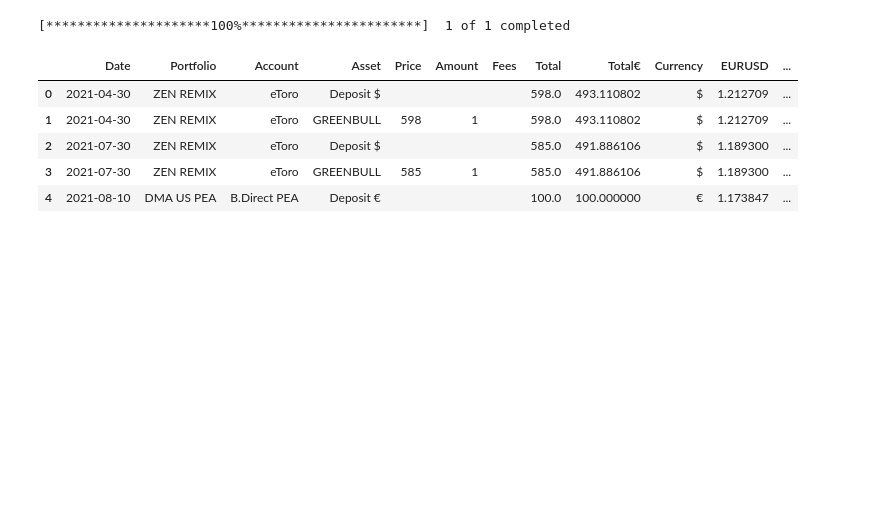
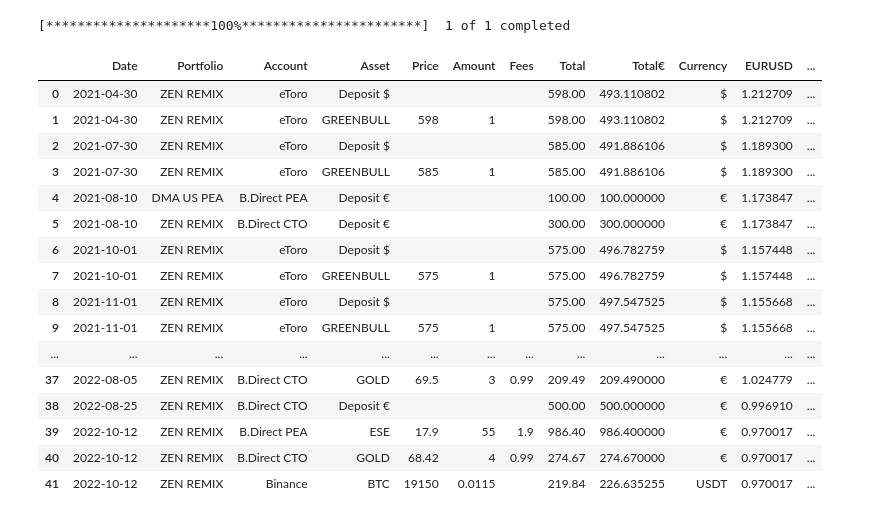
Before and after one commit to vixen-cordier/dashboards, a Jupyter notebook: book.ipynb, the cells around one changed output. Cells and saved outputs as stored; diff of their text form; code cells hidden in the pictures; blank space fills up the shorter version.

```diff
--- a/book.ipynb
+++ b/book.ipynb
@@ -7,24 +5,34 @@ SPREADSHEET = 'portfolio'
 gc = gs.service_account_from_dict(st.secrets['gcp_service_account'])
 ss_portfolio = gc.open_by_key(st.secrets['portfolio'].spreadsheet_key).worksheet(st.secrets['portfolio'].worksheet_name)
-# %%
-import yfinance as yf
-import pandas as pd
-
-eurusd: pd.DataFrame = yf.download('EURUSD=X', start='2021-01-01')[['Close']].reset_index()
-# %% [output]
-[*********************100%***********************]  1 of 1 completed
-# %%
-df_portfolio = pd.DataFrame(ss_portfolio.get_all_records())
-df_portfolio['EURUSD'] = df_portfolio.apply(lambda row: eurusd.query("Date == @row['Date']")['Close'].values[0], axis=1)
-df_portfolio['Total€'] = df_portfolio.apply(lambda row: row['Total'] / (1 if row['Currency'] == "€" else row['EURUSD']), axis=1)
-df_portfolio.head()
-# %% [output]
-|  | Date | Portfolio | Account | Asset | Price | Amount | Fees | Total | Total€ | Currency | EURUSD | ... |
-| 0 | 2021-04-30 | ZEN REMIX | eToro | Deposit $ |  |  |  | 598.0 | 493.110802 | $ | 1.212709 | ... |
-| 1 | 2021-04-30 | ZEN REMIX | eToro | GREENBULL | 598 | 1 |  | 598.0 | 493.110802 | $ | 1.212709 | ... |
-| 2 | 2021-07-30 | ZEN REMIX | eToro | Deposit $ |  |  |  | 585.0 | 491.886106 | $ | 1.189300 | ... |
-| 3 | 2021-07-30 | ZEN REMIX | eToro | GREENBULL | 585 | 1 |  | 585.0 | 491.886106 | $ | 1.189300 | ... |
-| 4 | 2021-08-10 | DMA US PEA | B.Direct PEA | Deposit € |  |  |  | 100.0 | 100.000000 | € | 1.173847 | ... |
+# %%
+import yfinance as yf
+import pandas as pd
+
+df_portfolio = pd.DataFrame(ss_portfolio.get_all_records())
+eurusd: pd.DataFrame = yf.download('EURUSD=X', start=min(df_portfolio['Date']))[['Close']]
+
+df_portfolio['EURUSD'] = [eurusd[eurusd.index == df_portfolio.loc[idx]['Date']]['Close'].values[0] for idx in df_portfolio.index]
+df_portfolio['Total€'] = [df_portfolio.loc[idx]['Total'] / (1 if df_portfolio.loc[idx]['Currency'] == "€" else df_portfolio.loc[idx]['EURUSD']) for idx in df_portfolio.index]
+df_portfolio
+# %% [output]
+[*********************100%***********************]  1 of 1 completed
+|  | Date | Portfolio | Account | Asset | Price | Amount | Fees | Total | Total€ | Currency | EURUSD | ... |
+| 0 | 2021-04-30 | ZEN REMIX | eToro | Deposit $ |  |  |  | 598.00 | 493.110802 | $ | 1.212709 | ... |
+| 1 | 2021-04-30 | ZEN REMIX | eToro | GREENBULL | 598 | 1 |  | 598.00 | 493.110802 | $ | 1.212709 | ... |
+| 2 | 2021-07-30 | ZEN REMIX | eToro | Deposit $ |  |  |  | 585.00 | 491.886106 | $ | 1.189300 | ... |
+| 3 | 2021-07-30 | ZEN REMIX | eToro | GREENBULL | 585 | 1 |  | 585.00 | 491.886106 | $ | 1.189300 | ... |
+| 4 | 2021-08-10 | DMA US PEA | B.Direct PEA | Deposit € |  |  |  | 100.00 | 100.000000 | € | 1.173847 | ... |
+| 5 | 2021-08-10 | ZEN REMIX | B.Direct CTO | Deposit € |  |  |  | 300.00 | 300.000000 | € | 1.173847 | ... |
+| 6 | 2021-10-01 | ZEN REMIX | eToro | Deposit $ |  |  |  | 575.00 | 496.782759 | $ | 1.157448 | ... |
+| 7 | 2021-10-01 | ZEN REMIX | eToro | GREENBULL | 575 | 1 |  | 575.00 | 496.782759 | $ | 1.157448 | ... |
+| 8 | 2021-11-01 | ZEN REMIX | eToro | Deposit $ |  |  |  | 575.00 | 497.547525 | $ | 1.155668 | ... |
+| 9 | 2021-11-01 | ZEN REMIX | eToro | GREENBULL | 575 | 1 |  | 575.00 | 497.547525 | $ | 1.155668 | ... |
+| ... | ... | ... | ... | ... | ... | ... | ... | ... | ... | ... | ... | ... |
+| 37 | 2022-08-05 | ZEN REMIX | B.Direct CTO | GOLD | 69.5 | 3 | 0.99 | 209.49 | 209.490000 | € | 1.024779 | ... |
+| 38 | 2022-08-25 | ZEN REMIX | B.Direct CTO | Deposit € |  |  |  | 500.00 | 500.000000 | € | 0.996910 | ... |
+| 39 | 2022-10-12 | ZEN REMIX | B.Direct PEA | ESE | 17.9 | 55 | 1.9 | 986.40 | 986.400000 | € | 0.970017 | ... |
+| 40 | 2022-10-12 | ZEN REMIX | B.Direct CTO | GOLD | 68.42 | 4 | 0.99 | 274.67 | 274.670000 | € | 0.970017 | ... |
+| 41 | 2022-10-12 | ZEN REMIX | Binance | BTC | 19150 | 0.0115 |  | 219.84 | 226.635255 | USDT | 0.970017 | ... |
 # %%
 import numpy as np
 
```
Also changed, not shown: parts of 7 cells of this notebook.
